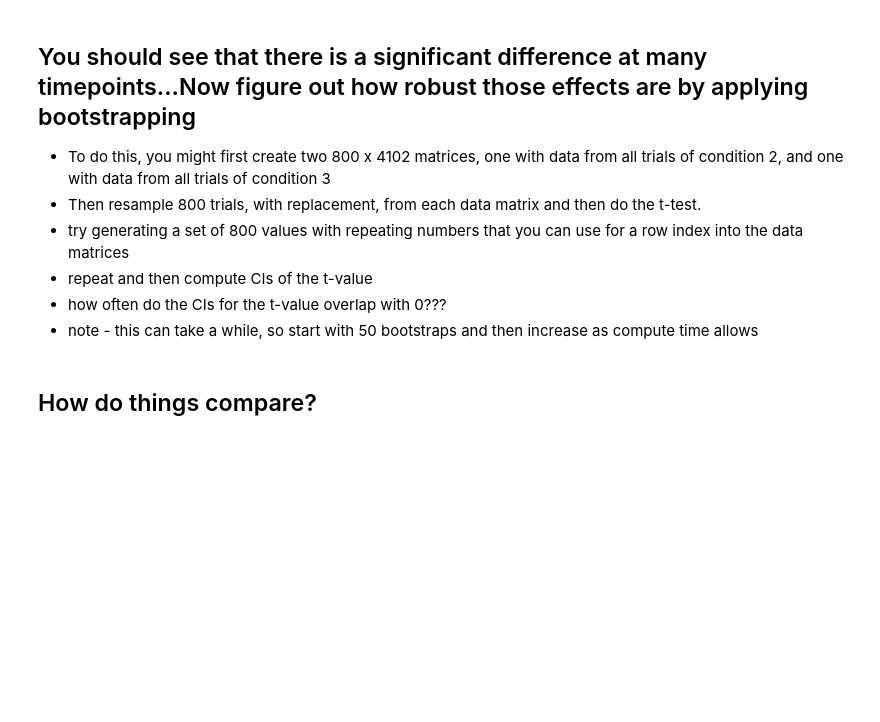
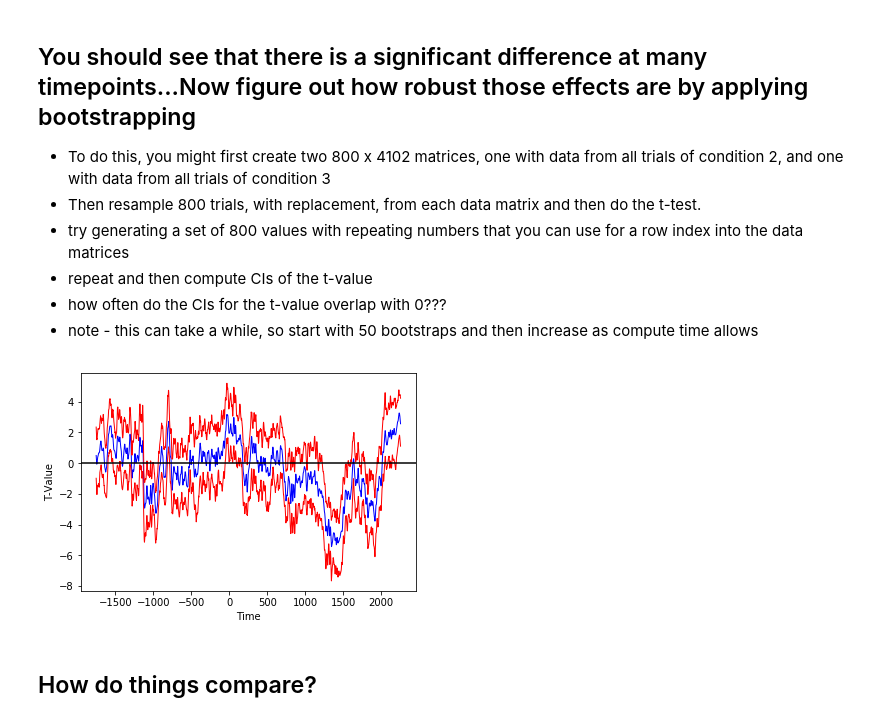
Before and after one commit to vipdang/PSYC-NEU-231, a Jupyter notebook: Tutorial031_Exercises_InClass.ipynb, the cells around one changed output. Saved outputs shown, nothing was run; the diff lists cells and outputs as text; code cells hidden in the pictures; blank space fills up the shorter version.

```diff
--- a/Tutorial031_Exercises_InClass.ipynb
+++ b/Tutorial031_Exercises_InClass.ipynb
@@ -176,5 +247,32 @@ cond = np.hstack((np.ones(num_samp_cond), np.ones(num_samp_cond)*2, np.ones(num_
 * repeat and then compute CIs of the t-value
 * how often do the CIs for the t-value overlap with 0???
 * note - this can take a while, so start with 50 bootstraps and then increase as compute time allows
+# %%
+data_cond2 = data[cond==2,:]
+data_cond3 = data[cond==3,:]
+
+N=data_cond2.shape[0]
+num_bootstraps = 50
+bootstrap_t_value = np.zeros((num_bootstraps,data.shape[1]))
+
+for i in np.arange(num_bootstraps):
+    ind1 = np.random.randint(num_samp_cond, size = num_samp_cond)
+    ind2 = np.random.randint(num_samp_cond, size = num_samp_cond)
+    tmp_1 = data_cond2[ind1,:]
+    tmp_2 = data_cond3[ind2,:]
+
+    tmp_t_stat = np.mean(tmp_1-tmp_2,0) / (np.std(tmp_1-tmp_2, 0) / np.sqrt(N-1))
+    bootstrap_t_value[i,:] = tmp_t_stat
+
+CIs_1 = np.percentile(bootstrap_t_value, [2.5,97.5],0)
+plt.plot(tx,np.mean(bootstrap_t_value,0),color='b',linewidth=1)
+plt.plot(tx,CIs_1[0,],color='r',linewidth=1)
+plt.plot(tx,CIs_1[1,],color='r',linewidth=1)
+plt.axhline(0, color='k')
+plt.xlabel('Time')
+plt.ylabel('T-Value')
+plt.show()
+# %% [output]
+[figure, added]
 # %% [markdown]
 ## How do things compare?
```
Also changed, not shown: parts of 7 cells of this notebook, 1 other file.
